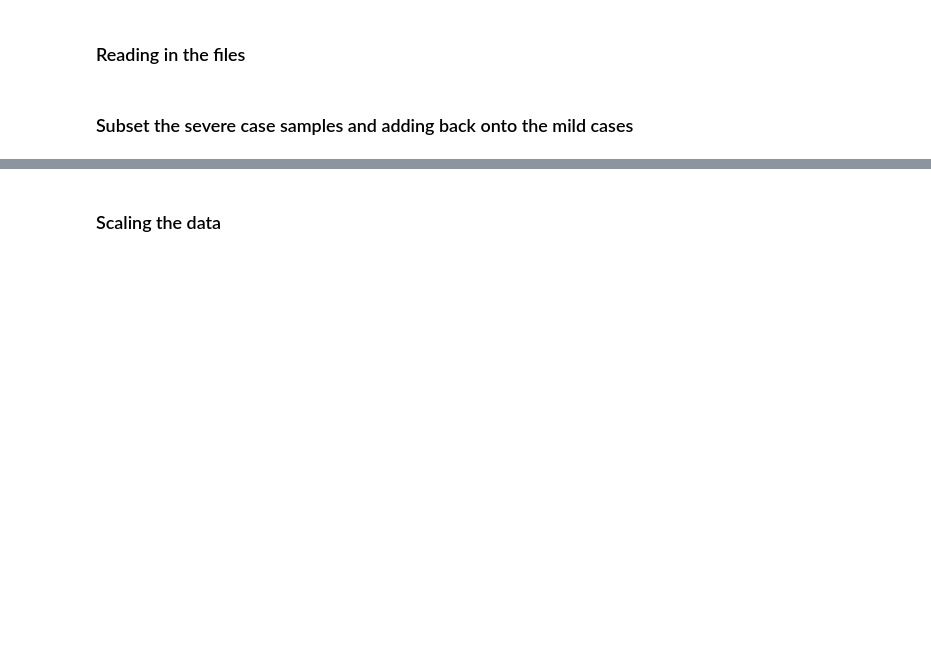
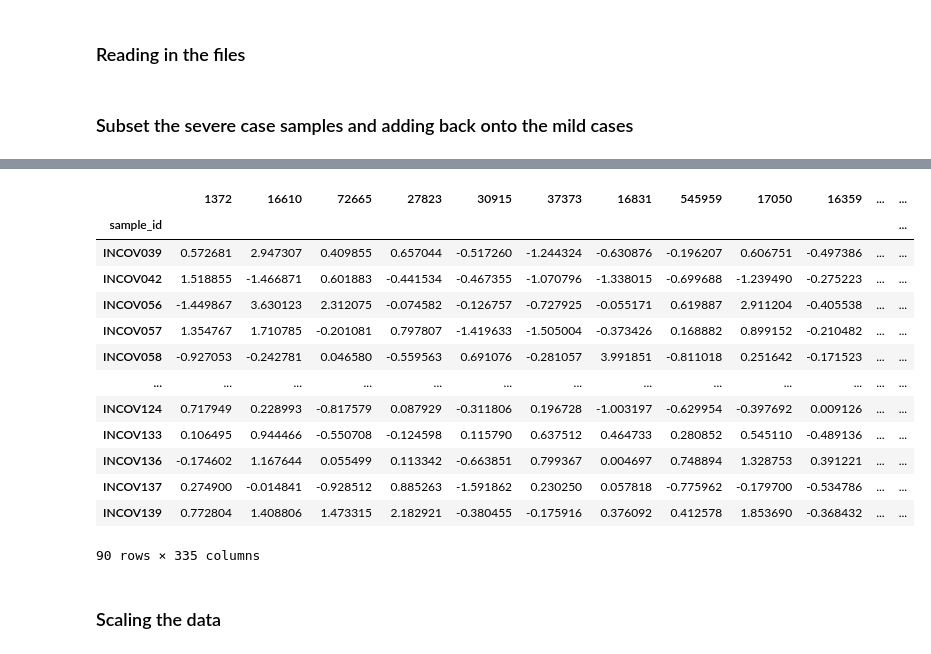
Before and after one commit to j-keung/multiomics-pathway-analysis, a Jupyter notebook: metabolomic_sample_size.ipynb, the cells around one changed output, grey strips where cells are left out. Drawn from its saved outputs; the diff is of its cells as text; code cells hidden in the pictures; blank space fills up the shorter version.

```diff
--- a/metabolomic_sample_size.ipynb
+++ b/metabolomic_sample_size.ipynb
@@ -82,3 +73,20 @@ df = pd.concat([df_mild, df_severe], axis=0)
+# %%
+df
+# %% [output]
+|  | 1372 | 16610 | 72665 | 27823 | 30915 | 37373 | 16831 | 545959 | 17050 | 16359 | ... | ... |
+| sample_id |  |  |  |  |  |  |  |  |  |  |  | ... |
+| INCOV039 | 0.572681 | 2.947307 | 0.409855 | 0.657044 | -0.517260 | -1.244324 | -0.630876 | -0.196207 | 0.606751 | -0.497386 | ... | ... |
+| INCOV042 | 1.518855 | -1.466871 | 0.601883 | -0.441534 | -0.467355 | -1.070796 | -1.338015 | -0.699688 | -1.239490 | -0.275223 | ... | ... |
+| INCOV056 | -1.449867 | 3.630123 | 2.312075 | -0.074582 | -0.126757 | -0.727925 | -0.055171 | 0.619887 | 2.911204 | -0.405538 | ... | ... |
+| INCOV057 | 1.354767 | 1.710785 | -0.201081 | 0.797807 | -1.419633 | -1.505004 | -0.373426 | 0.168882 | 0.899152 | -0.210482 | ... | ... |
+| INCOV058 | -0.927053 | -0.242781 | 0.046580 | -0.559563 | 0.691076 | -0.281057 | 3.991851 | -0.811018 | 0.251642 | -0.171523 | ... | ... |
+| ... | ... | ... | ... | ... | ... | ... | ... | ... | ... | ... | ... | ... |
+| INCOV124 | 0.717949 | 0.228993 | -0.817579 | 0.087929 | -0.311806 | 0.196728 | -1.003197 | -0.629954 | -0.397692 | 0.009126 | ... | ... |
+| INCOV133 | 0.106495 | 0.944466 | -0.550708 | -0.124598 | 0.115790 | 0.637512 | 0.464733 | 0.280852 | 0.545110 | -0.489136 | ... | ... |
+| INCOV136 | -0.174602 | 1.167644 | 0.055499 | 0.113342 | -0.663851 | 0.799367 | 0.004697 | 0.748894 | 1.328753 | 0.391221 | ... | ... |
+| INCOV137 | 0.274900 | -0.014841 | -0.928512 | 0.885263 | -1.591862 | 0.230250 | 0.057818 | -0.775962 | -0.179700 | -0.534786 | ... | ... |
+| INCOV139 | 0.772804 | 1.408806 | 1.473315 | 2.182921 | -0.380455 | -0.175916 | 0.376092 | 0.412578 | 1.853690 | -0.368432 | ... | ... |
+90 rows × 335 columns
 # %% [markdown]
 ### Scaling the data
 # %%
```
Also changed, not shown: parts of 59 cells of this notebook, 1 other file.
